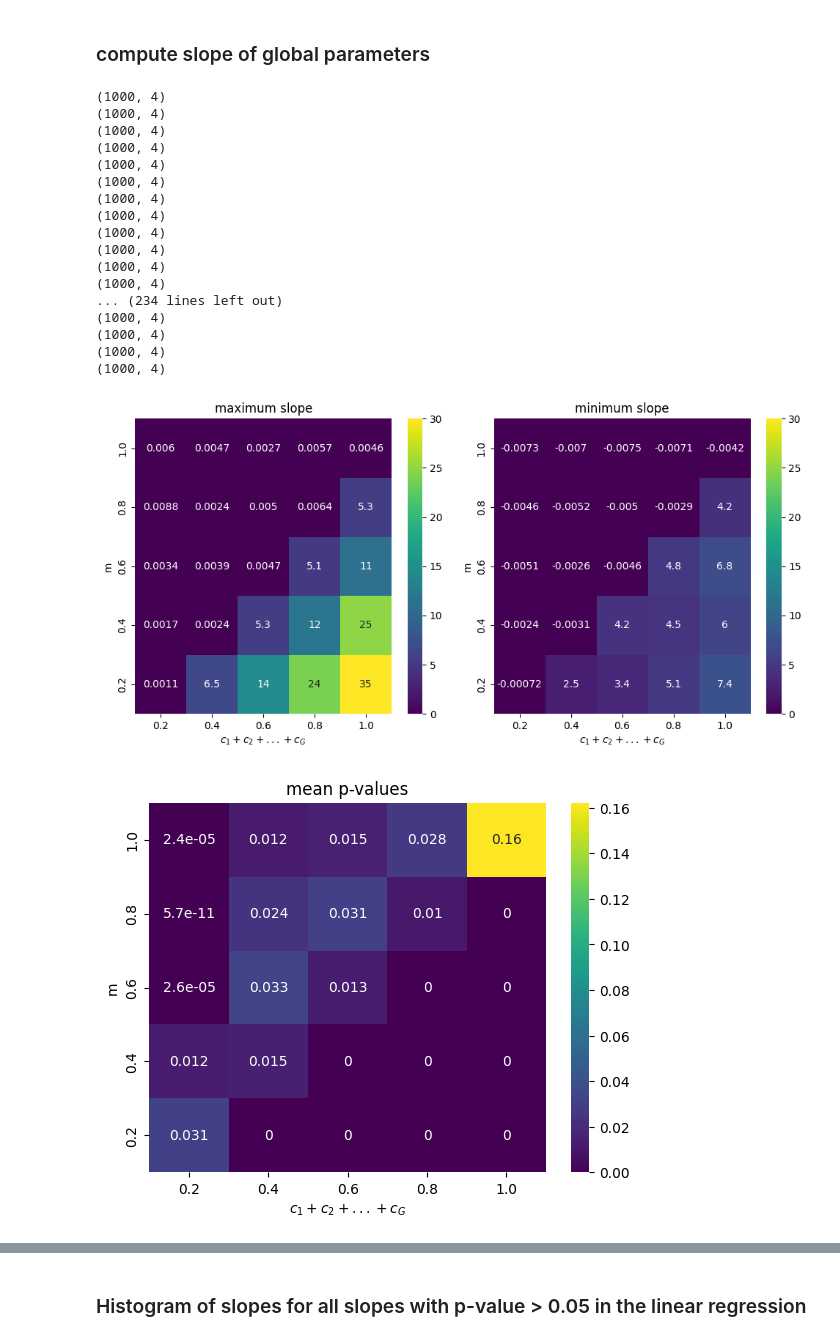
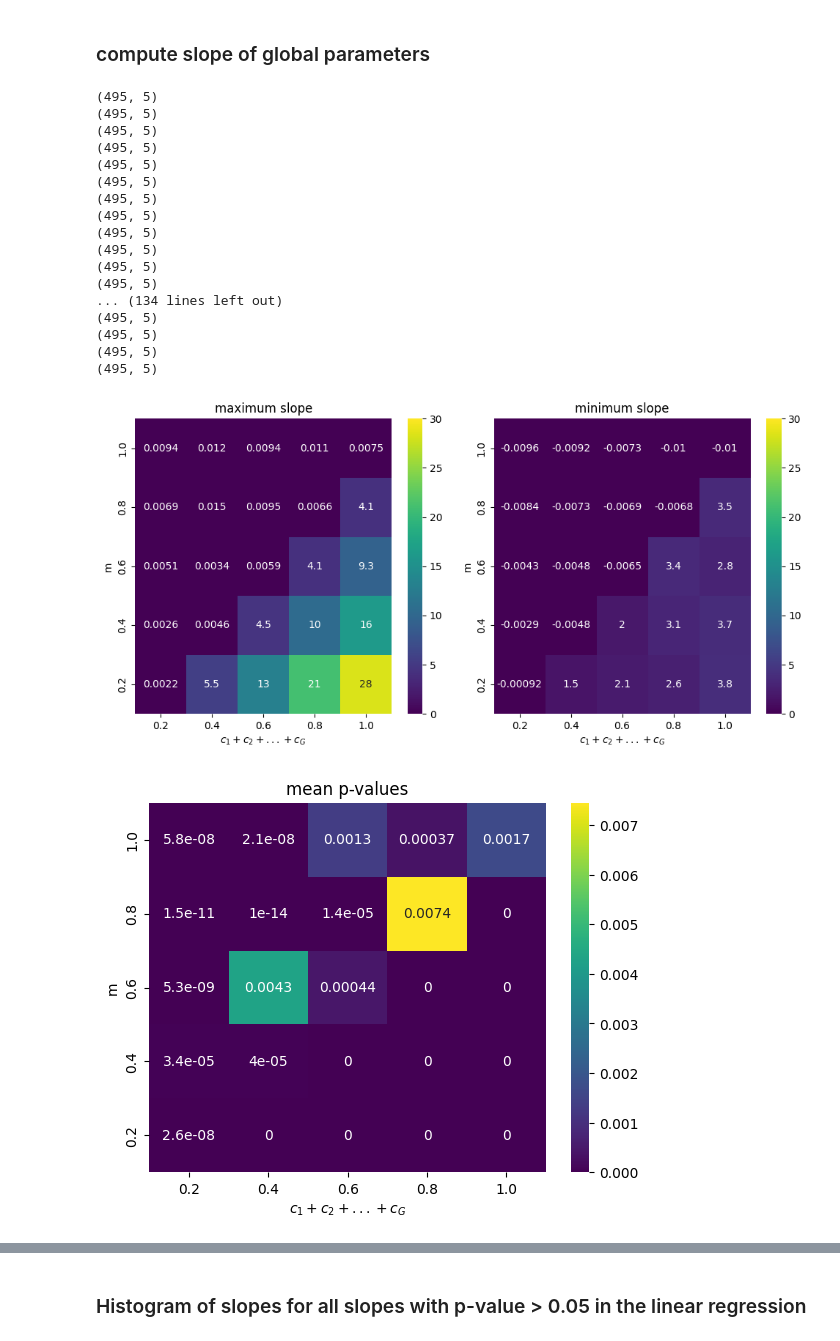
Before and after one commit to ethz-coss/multi_currency_system, a Jupyter notebook: eq_analysis.ipynb, the cells around one changed output, grey strips where cells are left out. Drawn from its saved outputs; the diff is of its cells as text; code cells hidden in the pictures.

```diff
--- a/eq_analysis.ipynb
+++ b/eq_analysis.ipynb
@@ -9,7 +9,7 @@ from scipy import stats
 # Heatmap steepness for c vs. m, s close to 0
 # %%
 #data = pd.read_csv("steepness_vs_m_c.csv", converters={'Global quantities': literal_eval})
-file = "data/steepness_vs_m_c_parallel.csv"
+file = "data/steepness_vs_m_c_parallel_50reps.csv"
 data = pd.read_csv(file, converters={'Global quantities': literal_eval})
 #data = data[data["step"] > 150]
 #data.tail(100)
@@ -77,6 +77,9 @@ m_vals = []
 c_vals = []
 min_slope_values = []
 max_slope_values = []
+min_slope_values = []
+mean_slope_values = []
+
 min_slope_values_orig = []
 max_slope_values_orig = []
 mean_p_values = []
@@ -102,6 +105,7 @@ for idx, df in grouped_data:
         tmp_var.append(variance)
 
     max_slope_values.append(np.max(tmp_slopes))
+    mean_slope_values.append(np.mean(tmp_slopes))
     min_slope_values.append(np.min(tmp_slopes))
     max_slope_values_orig.append(np.max(tmp_slopes_original))
     min_slope_values_orig.append(np.min(tmp_slopes_original))
@@ -109,29 +113,33 @@ for idx, df in grouped_data:
     max_min_dists.append(np.max(tmp_max_min))
     mean_variance_vals.append(np.mean(tmp_var))
 # %% [output]
-(1000, 4)
-(1000, 4)
-(1000, 4)
-(1000, 4)
-(1000, 4)
-(1000, 4)
-(1000, 4)
-(1000, 4)
-(1000, 4)
-(1000, 4)
-(1000, 4)
-(1000, 4)
-... (234 lines left out)
-(1000, 4)
-(1000, 4)
-(1000, 4)
-(1000, 4)
+(495, 5)
+(495, 5)
+(495, 5)
+(495, 5)
+(495, 5)
+(495, 5)
+(495, 5)
+(495, 5)
+(495, 5)
+(495, 5)
+(495, 5)
+(495, 5)
+... (134 lines left out)
+(495, 5)
+(495, 5)
+(495, 5)
+(495, 5)
 # %%
 max_slope_data = pd.DataFrame(data={'slope': max_slope_values, 'c':c_vals, 'm':m_vals})
 max_matrix_data = max_slope_data.pivot(columns='c', index='m', values='slope')
 
 min_slope_data = pd.DataFrame(data={'slope': min_slope_values, 'c':c_vals, 'm':m_vals})
 min_matrix_data = min_slope_data.pivot(columns='c', index='m', values='slope')
+
+mean_slope_data = pd.DataFrame(data={'slope': mean_slope_values, 'c':c_vals, 'm':m_vals})
+mean_matrix_data = mean_slope_data.pivot(columns='c', index='m', values='slope')
+
 
 p_data = pd.DataFrame(data={'slope': mean_p_values, 'c':c_vals, 'm':m_vals})
 p_matrix_data = p_data.pivot(columns='c', index='m', values='slope')
@@ -148,32 +156,32 @@ maxdist_matrix_data = maxdist_data.pivot(columns='c', index='m', values='slope')
 
 #final_data = max_slopes.pivot(index='m', columns='c')
 
 fig, ax = plt.subplots(ncols=2, nrows=1, figsize = (10,5))
 sns.heatmap(max_matrix_data, cmap='viridis',  vmin=0, annot=True, ax=ax[0], vmax=30)
 ax[0].invert_yaxis()
 ax[0].set(title = 'maximum slope',  xlabel = '$c_1 + c_2 + ... + c_G$')
 #plt.show()
 
 #fig, ax = plt.subplots()
 sns.heatmap(min_matrix_data, cmap='viridis',  vmin=0, annot=True, ax=ax[1], vmax=30)
 ax[1].invert_yaxis()
 ax[1].set(title = 'minimum slope', xlabel = '$c_1 + c_2 + ... + c_G$')
 
 fig.tight_layout()
 
 plt.show()
 
 fig, ax = plt.subplots()
 ax = sns.heatmap(p_matrix_data, cmap='viridis',  vmin=0, annot=True)
 ax.invert_yaxis()
 ax.set(title = 'mean p-values', xlabel = '$c_1 + c_2 + ... + c_G$')
 plt.show()
 
 fig, ax = plt.subplots()
 ax = sns.heatmap(maxdist_matrix_data, cmap='viridis')
 ax.invert_yaxis()
 ax.set(title = 'mean standard error', xlabel = '$c_1 + c_2 + ... + c_G$')
 plt.show()
 # %% [output]
-[figure, old version]
+[figure, new version]
-[figure, old version]
+[figure, new version]
```
Also changed, not shown: parts of 23 cells of this notebook, 19 other files.
